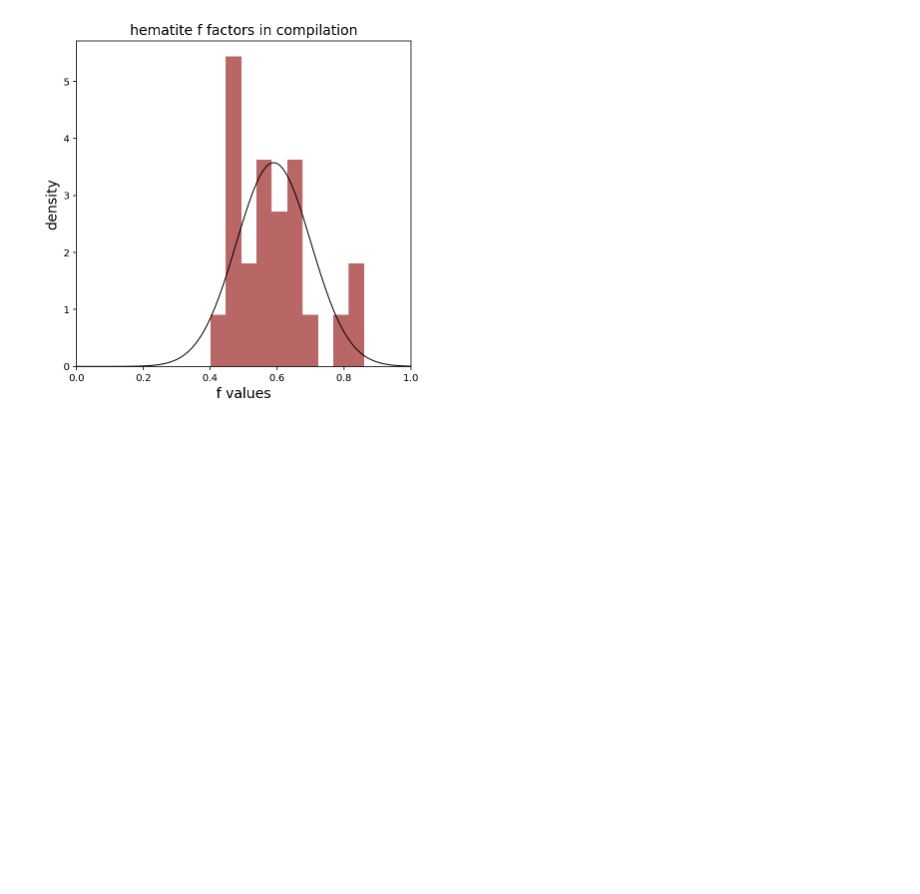
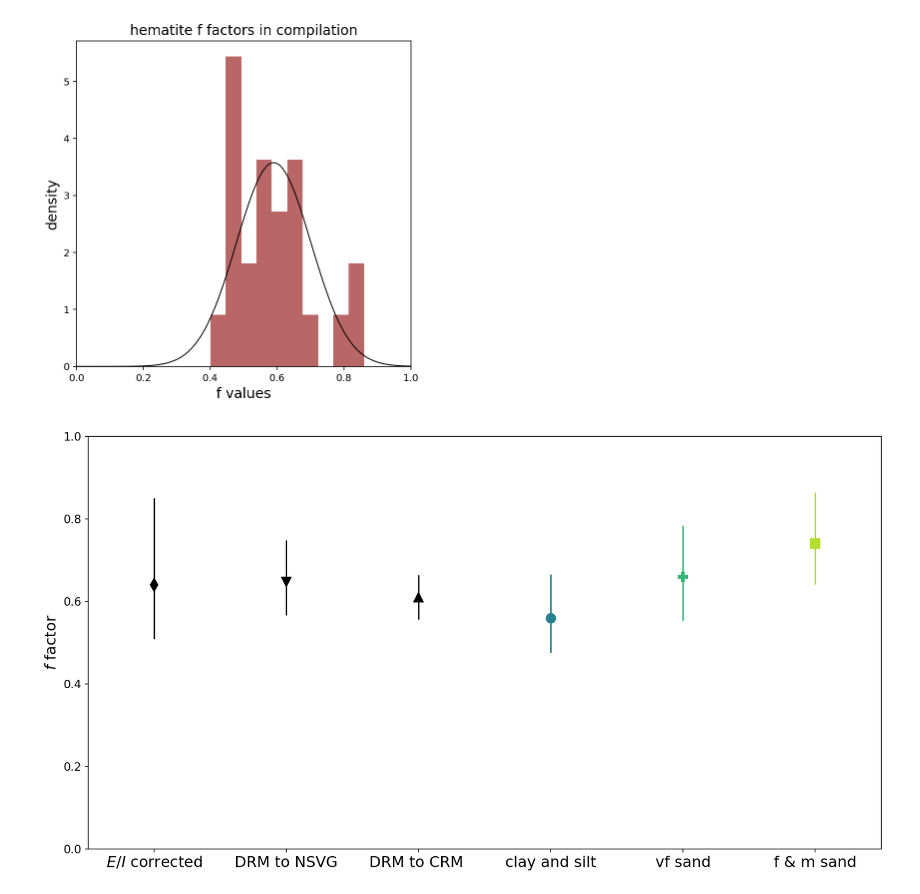
Before and after one commit to Swanson-Hysell-Group/Inclination_Shallowing, a Jupyter notebook: code/Notebooks/Cutface_pmag.ipynb, the cells around one changed output. Cells and saved outputs as stored; diff of their text form; code cells hidden in the pictures; blank space fills up the shorter version.

```diff
--- a/code/Notebooks/Cutface_pmag.ipynb
+++ b/code/Notebooks/Cutface_pmag.ipynb
@@ -1200,3 +1167,41 @@ plt.show()
 # %% [output]
 [0.59 0.11]
 [figure]
+# %%
+summary_f_figure=plt.figure(figsize=(15,8))
+plt.ylim(.35,.925)
+
+final_f_ei=['$E/I$ corrected']
+final_f_nsvg=['DRM to NSVG']
+final_f=['DRM to CRM ']
+clay_silt=['clay and silt']
+vf_sand=['vf sand']
+f_m_sand=['f & m sand']
+
+# tick_range=np.arange(.40,.95,.05)
+
+plt.ylim(0,1)
+plt.yticks(fontsize=12)
+plt.xticks(fontsize=16)
+plt.ylabel('$f$ factor',fontsize=16)
+
+plt.margins(x=.1)
+
+plt.errorbar(final_f_ei, best_f_EI, yerr=np.abs([np.percentile(EI_fs, [2.5,97.5])-best_f_EI]).T, marker='d',markersize=10,color= 'k')
+
+plt.errorbar(final_f_nsvg,best_f_nsvg, yerr=np.abs([np.percentile(good_factors_nsvg, [2.5, 97.5])-best_f_nsvg]).T, marker='v',markersize=10,color= 'k')
+
+plt.errorbar(final_f,best_f_mt, yerr=np.abs([np.percentile(good_factors_mt, [2.5, 97.5])-best_f_mt]).T, marker='^',markersize=10,color= 'k')
+
+plt.errorbar(clay_silt,best_f_silt,yerr=np.abs([np.percentile(good_factors_silt, [2.5, 97.5])-best_f_silt]).T,marker='o',markersize=10,color= viridis(4))
+
+plt.errorbar(vf_sand,best_f_vf,yerr=np.abs([np.percentile(good_factors_vf, [2.5, 97.5])-best_f_vf]).T,marker='P',markersize=10,color= viridis(6))
+
+plt.errorbar(f_m_sand,best_f_fm,yerr=np.abs([np.percentile(good_factors_fm, [2.5, 97.5])-best_f_fm]).T,marker='s',markersize=10,color= viridis(8))
+
+
+plt.savefig('../code_output/summary_f_figure.pdf',bbox_inches='tight',transparent=True)
+
+plt.show()
+# %% [output]
+[figure, added]
```
Also changed, not shown: parts of 5 cells of this notebook, 3 other files.
